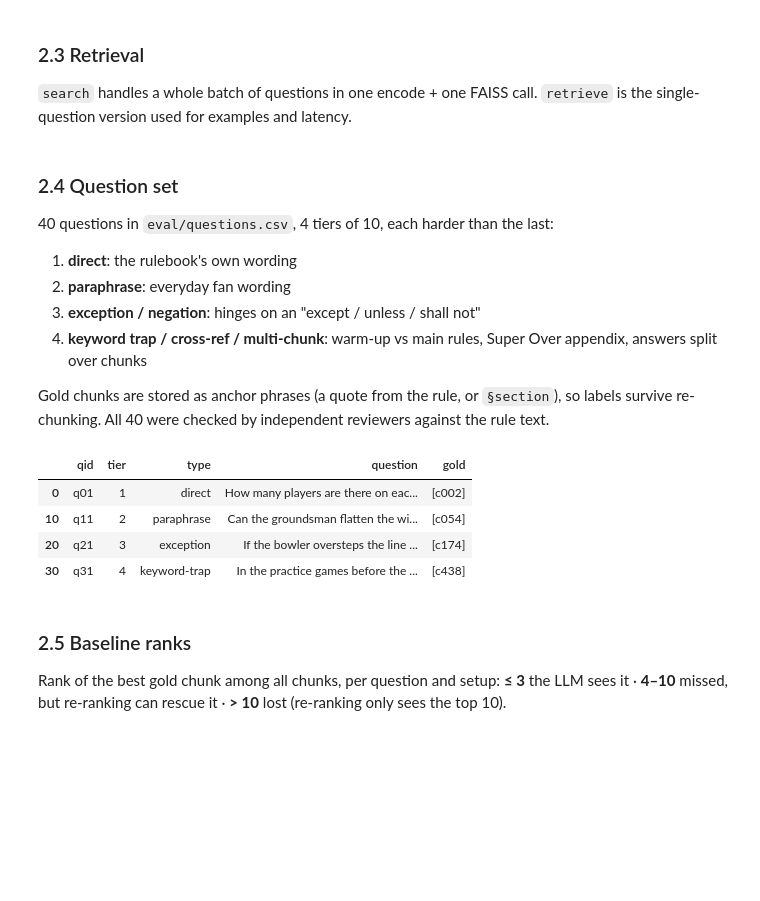
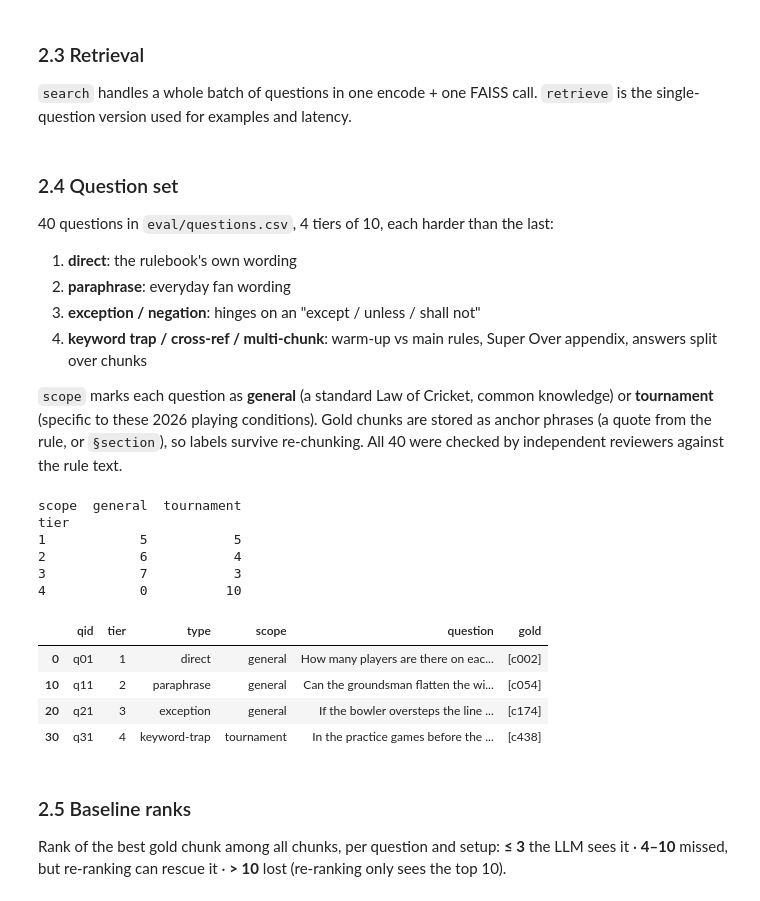
Before and after one commit to shrey715/shiori, a Jupyter notebook: rag_reranking.ipynb, the cells around one changed output. Saved outputs shown, nothing was run; the diff lists cells and outputs as text; code cells hidden in the pictures; blank space fills up the shorter version.

```diff
--- a/rag_reranking.ipynb
+++ b/rag_reranking.ipynb
@@ -439,28 +439,36 @@ def retrieve(question, model="minilm", version="A", k=10):
 3. **exception / negation**: hinges on an "except / unless / shall not"
 4. **keyword trap / cross-ref / multi-chunk**: warm-up vs main rules, Super Over appendix, answers split over chunks
 
+`scope` marks each question as **general** (a standard Law of Cricket, common knowledge) or **tournament** (specific to these 2026 playing conditions).
 Gold chunks are stored as anchor phrases (a quote from the rule, or `§section`), so labels survive re-chunking. All 40 were checked by independent reviewers against the rule text.
 # %%
 qs = pd.read_csv(ROOT / "eval" / "questions.csv")
 QUESTION = qs.set_index("qid").question
 
 def resolve(anchors):
     ids = []
     for a in anchors.split(" || "):
         m = chunks.section_path == a[1:] if a.startswith("§") else chunks.text.str.contains(a, regex=False)
         assert m.any(), f"anchor not found: {a}"
         ids += chunks[m].id.tolist()
     return ids
 
 qs["gold"] = qs.gold_anchors.map(resolve)
 GOLD_ROWS = [np.flatnonzero(np.isin(CHUNK_IDS, g)) for g in qs.gold]   # gold as chunk row numbers
-qs[["qid", "tier", "type", "question", "gold"]].groupby("tier").head(1)
+print(qs.groupby(["tier", "scope"]).size().unstack(fill_value=0), "\n")
+qs[["qid", "tier", "type", "scope", "question", "gold"]].groupby("tier").head(1)
 # %% [output]
+scope  general  tournament
+tier
+1            5           5
+2            6           4
+3            7           3
+4            0          10
-|  | qid | tier | type | question | gold |
-| 0 | q01 | 1 | direct | How many players are there on eac... | [c002] |
-| 10 | q11 | 2 | paraphrase | Can the groundsman flatten the wi... | [c054] |
-| 20 | q21 | 3 | exception | If the bowler oversteps the line ... | [c174] |
-| 30 | q31 | 4 | keyword-trap | In the practice games before the ... | [c438] |
+|  | qid | tier | type | scope | question | gold |
+| 0 | q01 | 1 | direct | general | How many players are there on eac... | [c002] |
+| 10 | q11 | 2 | paraphrase | general | Can the groundsman flatten the wi... | [c054] |
+| 20 | q21 | 3 | exception | general | If the bowler oversteps the line ... | [c174] |
+| 30 | q31 | 4 | keyword-trap | tournament | In the practice games before the ... | [c438] |
 # %% [markdown]
 ### 2.5 Baseline ranks
 Rank of the best gold chunk among all chunks, per question and setup:
```
Also changed, not shown: parts of 30 cells of this notebook, 1 other file.
